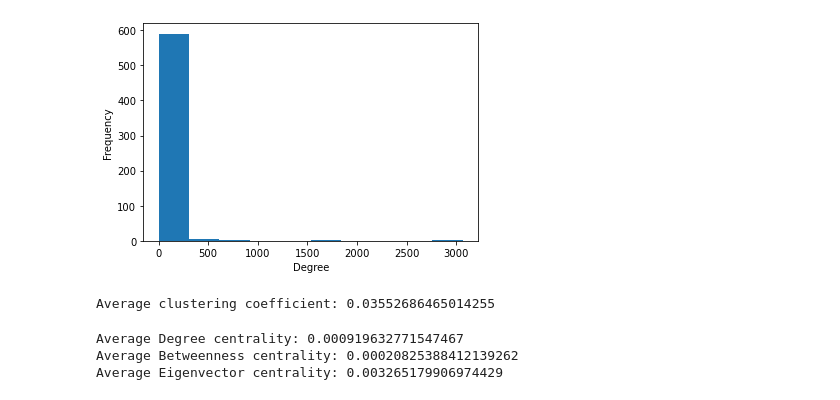
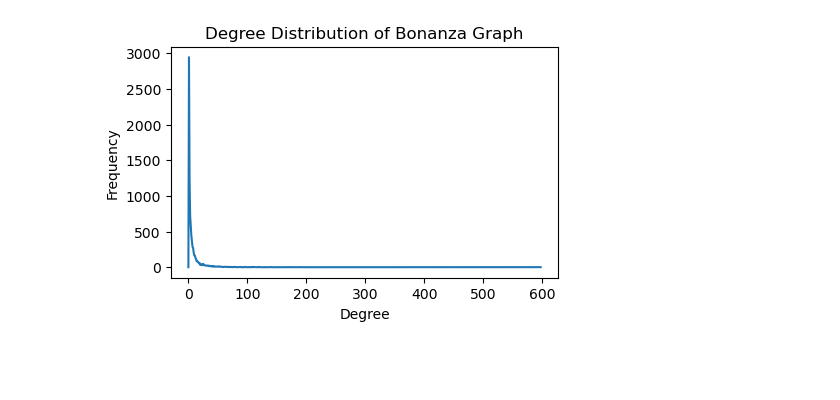
Before and after one commit to Kellysususu/B2B_Commerce_Recommendation, a Jupyter notebook: B2B_Data_Analysis.ipynb, the cells around one changed output. Drawn from its saved outputs; the diff is of its cells as text; code cells hidden in the pictures; blank space fills up the shorter version.

```diff
--- a/B2B_Data_Analysis.ipynb
+++ b/B2B_Data_Analysis.ipynb
@@ -58,36 +62,12 @@ plt.show()
 # %%
 # Get the degree distribution from the graph
-degree_hist = nx.degree_histogram(graph)
-
+degree_hist_g1 = nx.degree_histogram(g1)
 # plot the degree distribution
-plt.hist(degree_hist)
+plt.figure(figsize=(5,3))
+plt.plot(list(range(len(degree_hist_g1))), degree_hist_g1)
 plt.xlabel('Degree')
 plt.ylabel('Frequency')
+plt.title('Degree Distribution of Bonanza Graph')
 plt.show()
 # %% [output]
-[figure, old version]
+[figure, new version]
-# %%
-# calculate the average clustering coefficient
-avg_clustering = nx.average_clustering(graph)
-print('Average clustering coefficient:', avg_clustering)
-# %% [output]
-Average clustering coefficient: 0.03552686465014255
-# %%
-# calculate degree centrality
-degree_centrality = nx.degree_centrality(graph)
-avg_degree= sum(degree_centrality.values()) / len(degree_centrality)
-print('Average Degree centrality:',avg_degree)
-
-# calculate betweenness centrality
-betweenness_centrality = nx.betweenness_centrality(graph)
-avg_between = sum(betweenness_centrality.values()) / len(betweenness_centrality)
-print('Average Betweenness centrality:', avg_between)
-
-# calculate eigenvector centrality
-eigenvector_centrality = nx.eigenvector_centrality(graph)
-avg_eigen = sum(eigenvector_centrality.values()) / len(eigenvector_centrality)
-print('Average Eigenvector centrality:', avg_eigen)
-# %% [output]
-Average Degree centrality: 0.000919632771547467
-Average Betweenness centrality: 0.00020825388412139262
-Average Eigenvector centrality: 0.003265179906974429
```
Also changed, not shown: parts of 8 cells of this notebook.
